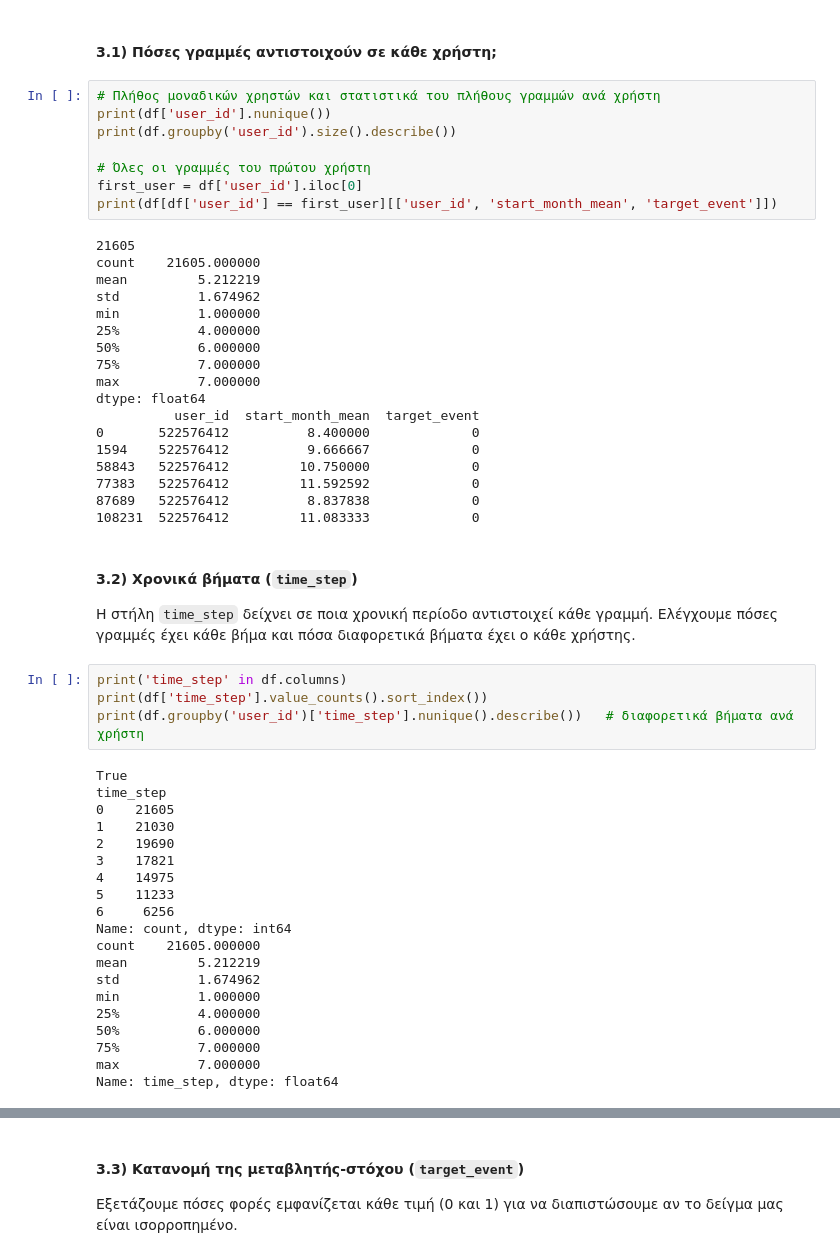
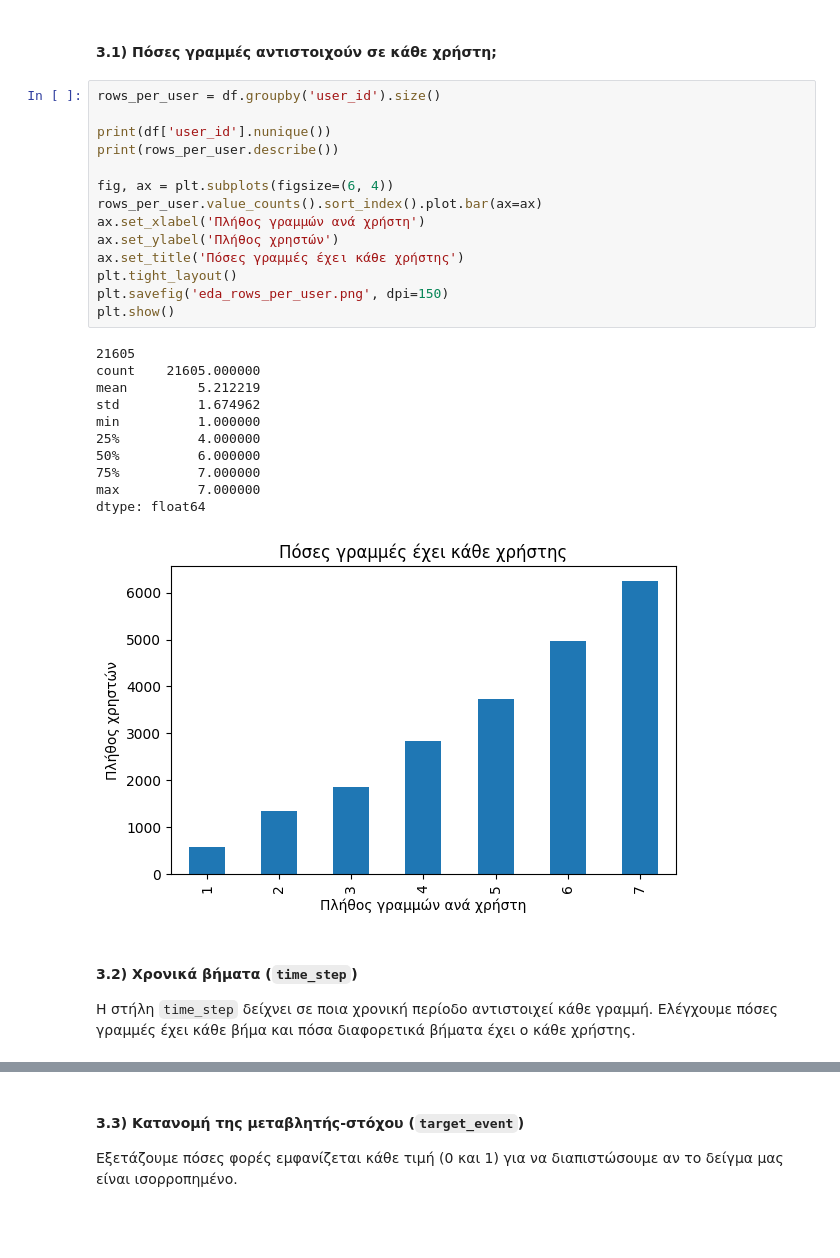
Before and after one commit to mariapourgianou/thesis-churn-prediction, a Jupyter notebook: Classification.ipynb, the cells around one changed output, grey strips where cells are left out. Cells and saved outputs as stored; diff of their text form; blank space fills up the shorter version.

```diff
--- a/Classification.ipynb
+++ b/Classification.ipynb
@@ -229,56 +229,32 @@ Name: count, dtype: int64
 # %% [markdown]
 #### 3.1) Πόσες γραμμές αντιστοιχούν σε κάθε χρήστη;
 # %%
-# Πλήθος μοναδικών χρηστών και στατιστικά του πλήθους γραμμών ανά χρήστη
+rows_per_user = df.groupby('user_id').size()
+
 print(df['user_id'].nunique())
-print(df.groupby('user_id').size().describe())
+print(rows_per_user.describe())
 
-# Όλες οι γραμμές του πρώτου χρήστη
-first_user = df['user_id'].iloc[0]
-print(df[df['user_id'] == first_user][['user_id', 'start_month_mean', 'target_event']])
+fig, ax = plt.subplots(figsize=(6, 4))
+rows_per_user.value_counts().sort_index().plot.bar(ax=ax)
+ax.set_xlabel('Πλήθος γραμμών ανά χρήστη')
+ax.set_ylabel('Πλήθος χρηστών')
+ax.set_title('Πόσες γραμμές έχει κάθε χρήστης')
+plt.tight_layout()
+plt.savefig('eda_rows_per_user.png', dpi=150)
+plt.show()
 # %% [output]
 21605
 count    21605.000000
 mean         5.212219
 std          1.674962
 min          1.000000
 25%          4.000000
 50%          6.000000
 75%          7.000000
 max          7.000000
 dtype: float64
-          user_id  start_month_mean  target_event
-0       522576412          8.400000             0
-1594    522576412          9.666667             0
-58843   522576412         10.750000             0
-77383   522576412         11.592592             0
-87689   522576412          8.837838             0
-108231  522576412         11.083333             0
+[figure, added]
 # %% [markdown]
 #### 3.2) Χρονικά βήματα (`time_step`)
 
 Η στήλη `time_step` δείχνει σε ποια χρονική περίοδο αντιστοιχεί κάθε γραμμή. Ελέγχουμε πόσες γραμμές έχει κάθε βήμα και πόσα διαφορετικά βήματα έχει ο κάθε χρήστης.
-# %%
-print('time_step' in df.columns)
-print(df['time_step'].value_counts().sort_index())
-print(df.groupby('user_id')['time_step'].nunique().describe())   # διαφορετικά βήματα ανά χρήστη
-# %% [output]
-True
-time_step
-0    21605
-1    21030
-2    19690
-3    17821
-4    14975
-5    11233
-6     6256
-Name: count, dtype: int64
-count    21605.000000
-mean         5.212219
-std          1.674962
-min          1.000000
-25%          4.000000
-50%          6.000000
-75%          7.000000
-max          7.000000
-Name: time_step, dtype: float64
```
Also changed, not shown: parts of 7 cells of this notebook, 2 other files.
